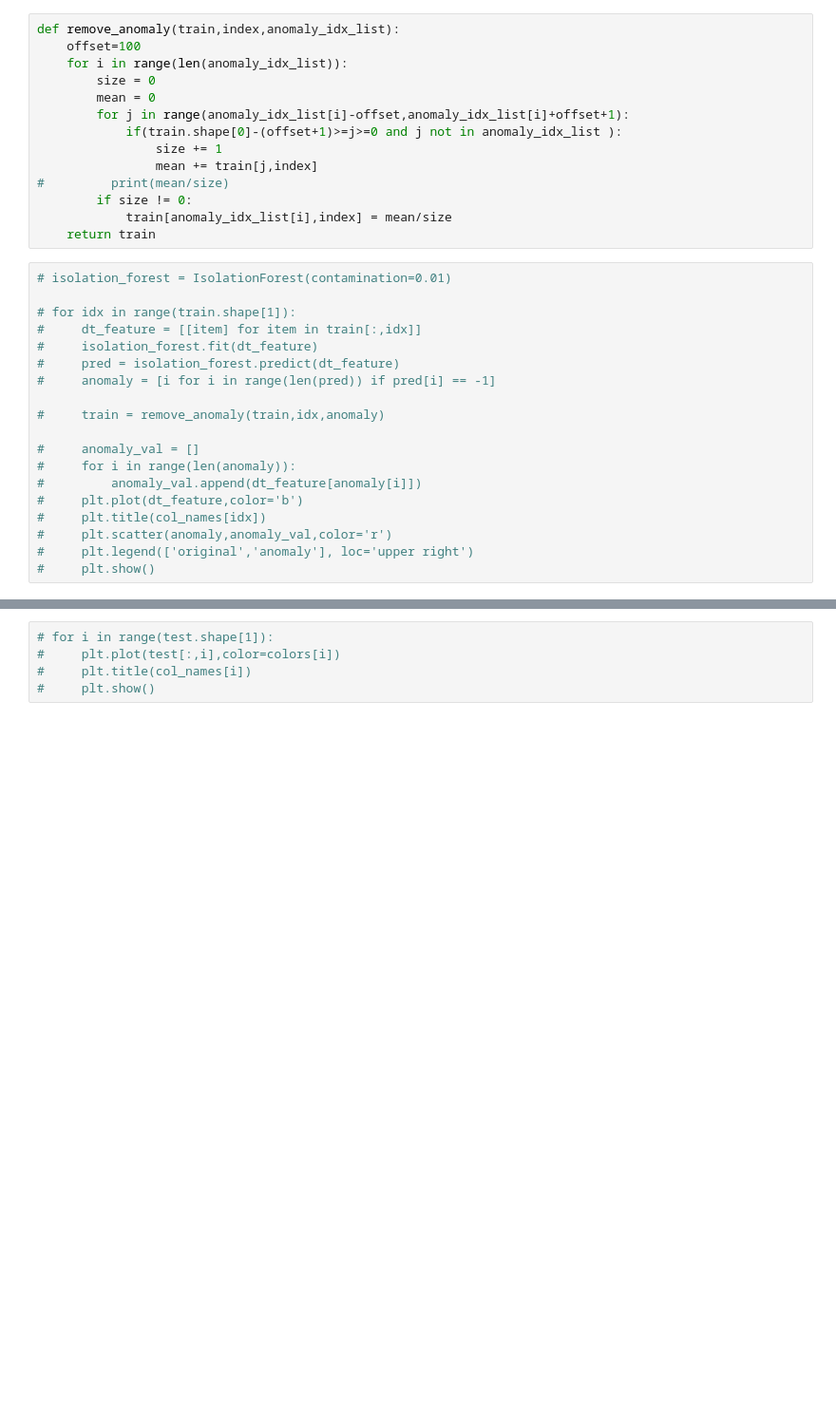
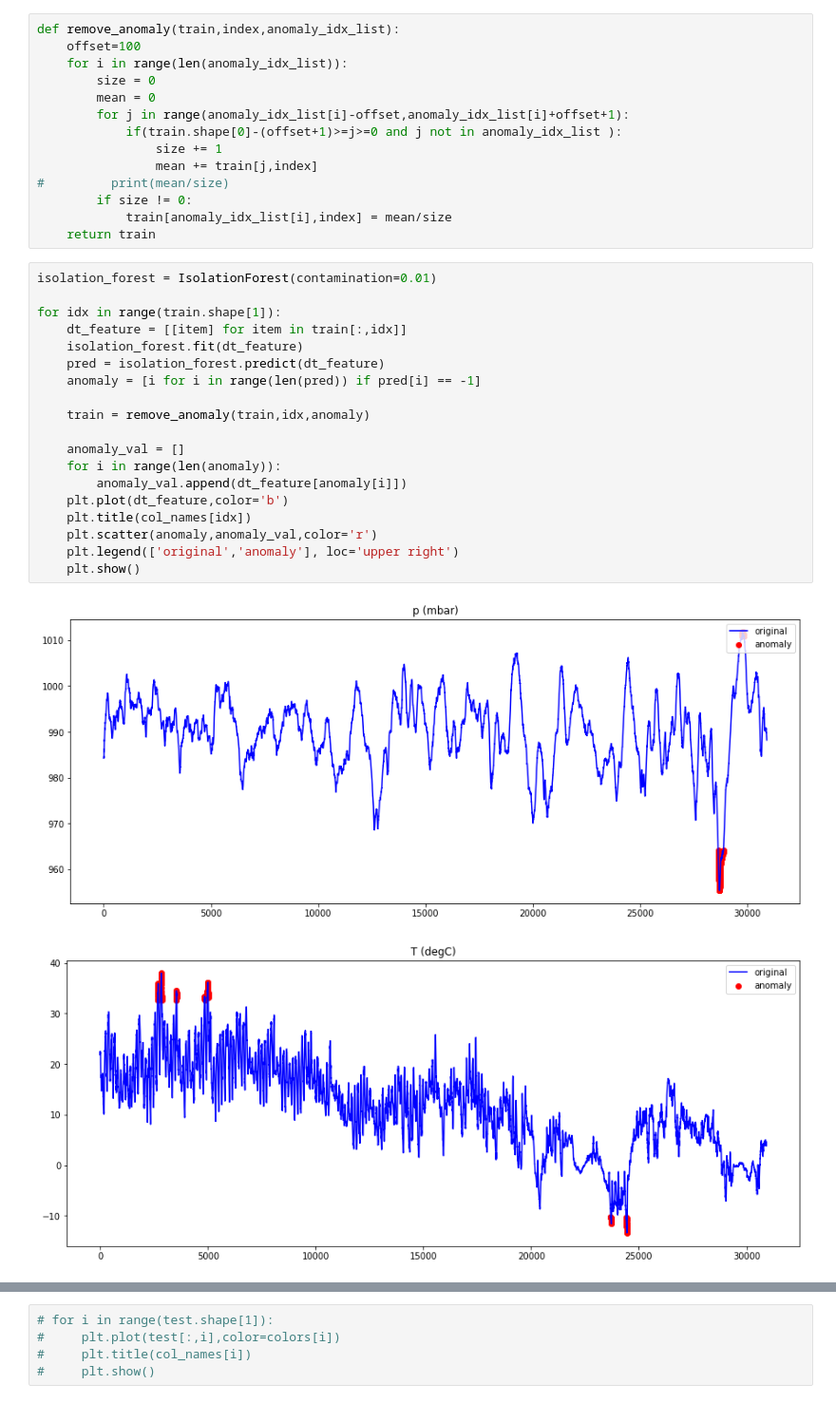
Before and after one commit to bilgedogan/Time-Series-Forecasting, a Jupyter notebook: Jena-Weather/Jena-Weather-Arima.ipynb, the cells around one changed output, grey strips where cells are left out. Shown at 95% size. Drawn from its saved outputs; the diff is of its cells as text; blank space fills up the shorter version.

```diff
--- a/Jena-Weather/Jena-Weather-Arima.ipynb
+++ b/Jena-Weather/Jena-Weather-Arima.ipynb
@@ -163,21 +167,24 @@ def remove_anomaly(train,index,anomaly_idx_list):
             train[anomaly_idx_list[i],index] = mean/size
     return train
 # %%
-# isolation_forest = IsolationForest(contamination=0.01)
+isolation_forest = IsolationForest(contamination=0.01)
 
-# for idx in range(train.shape[1]):
-#     dt_feature = [[item] for item in train[:,idx]]
-#     isolation_forest.fit(dt_feature)
-#     pred = isolation_forest.predict(dt_feature)
-#     anomaly = [i for i in range(len(pred)) if pred[i] == -1]
+for idx in range(train.shape[1]):
+    dt_feature = [[item] for item in train[:,idx]]
+    isolation_forest.fit(dt_feature)
+    pred = isolation_forest.predict(dt_feature)
+    anomaly = [i for i in range(len(pred)) if pred[i] == -1]
 
-#     train = remove_anomaly(train,idx,anomaly)
+    train = remove_anomaly(train,idx,anomaly)
 
-#     anomaly_val = []
-#     for i in range(len(anomaly)):
-#         anomaly_val.append(dt_feature[anomaly[i]])
-#     plt.plot(dt_feature,color='b')
-#     plt.title(col_names[idx])
-#     plt.scatter(anomaly,anomaly_val,color='r')
-#     plt.legend(['original','anomaly'], loc='upper right')
-#     plt.show()
+    anomaly_val = []
+    for i in range(len(anomaly)):
+        anomaly_val.append(dt_feature[anomaly[i]])
+    plt.plot(dt_feature,color='b')
+    plt.title(col_names[idx])
+    plt.scatter(anomaly,anomaly_val,color='r')
+    plt.legend(['original','anomaly'], loc='upper right')
+    plt.show()
+# %% [output]
+[figure, added]
+[figure, added]
```
Also changed, not shown: parts of 28 cells of this notebook, 1 other file.
